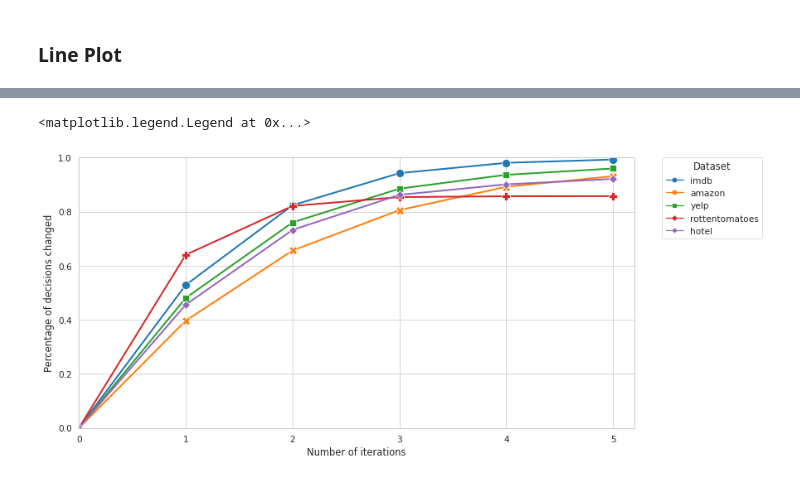
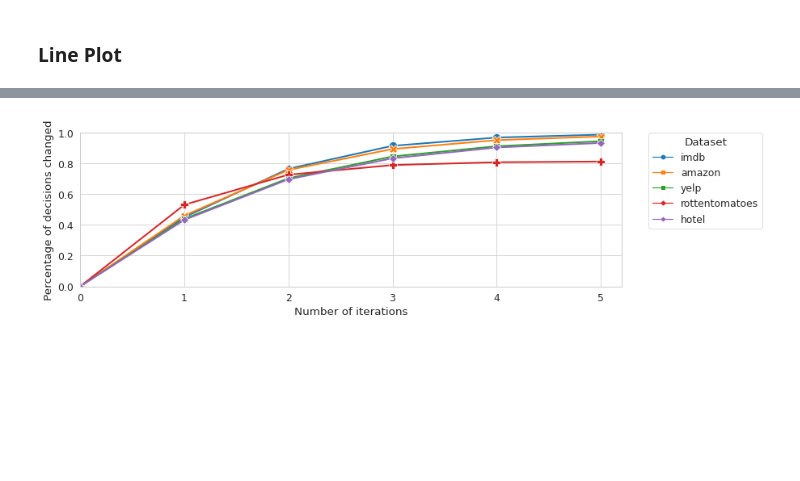
Before and after one commit to plutasnyy/ProtoCNN, a Jupyter notebook: experiments/fidelity.ipynb, the cells around one changed output, grey strips where cells are left out. Saved outputs shown, nothing was run; the diff lists cells and outputs as text; code cells hidden in the pictures; blank space fills up the shorter version.

```diff
--- a/experiments/fidelity.ipynb
+++ b/experiments/fidelity.ipynb
@@ -199,10 +178,10 @@ df2.head()
 # %%
-
-plt.figure(figsize=(12,6))
+df2=pd.read_csv('fidelity_lineplot_data.csv')
+plt.figure(figsize=(12,3.5))
 sns.lineplot(x=phrases_col_name, y=flips_col_name, hue=dataset_col_name, data=df2, markers=True,dashes=False, style=dataset_col_name, linewidth=2, markersize=10)
 plt.ylim(0,1)
 plt.xlim(0,5.2)
 plt.legend(title=dataset_col_name, bbox_to_anchor=(1.05, 1), loc='upper left', borderaxespad=0.)
+plt.savefig('fidelity_line.png', bbox_inches='tight', dpi=300)
 # %% [output]
-<matplotlib.legend.Legend at 0x...>
-[figure, old version]
+[figure, new version]
```
Also changed, not shown: parts of 8 cells of this notebook, 18 other files.
